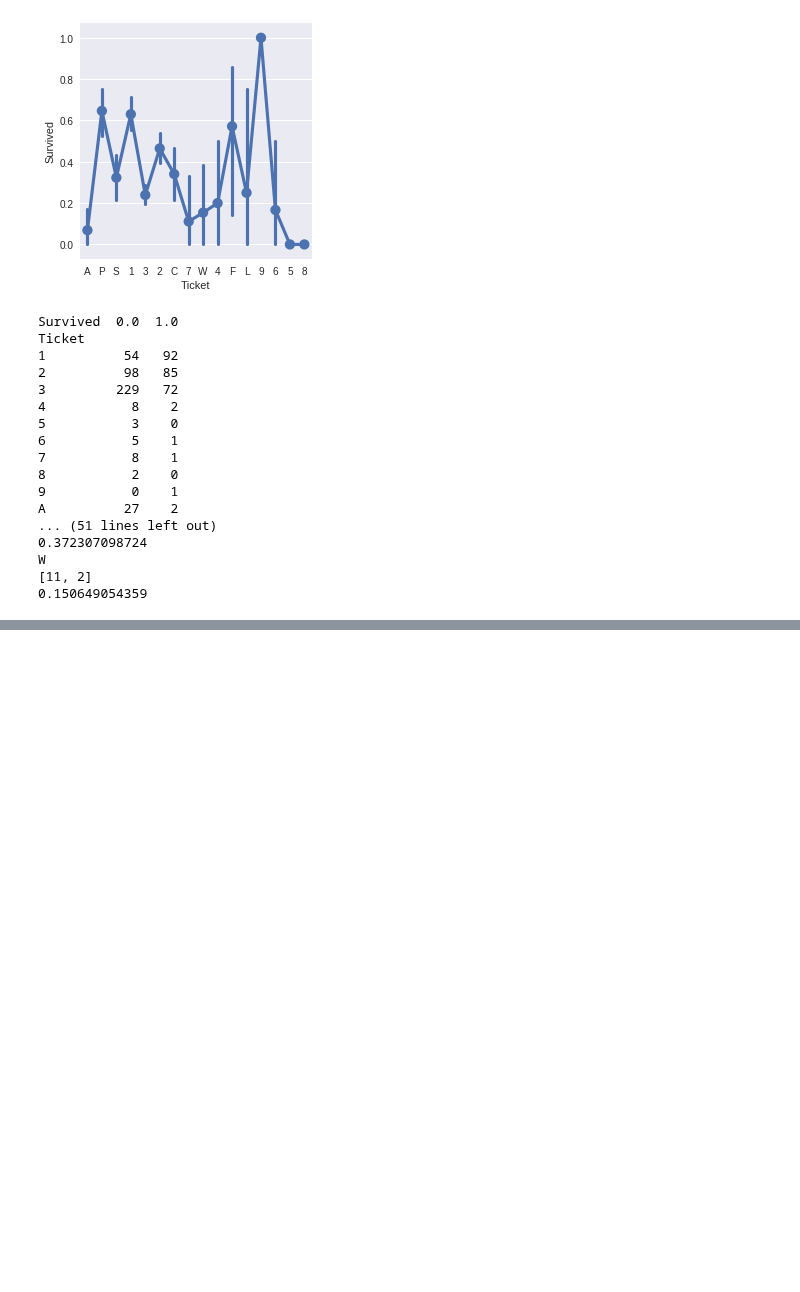
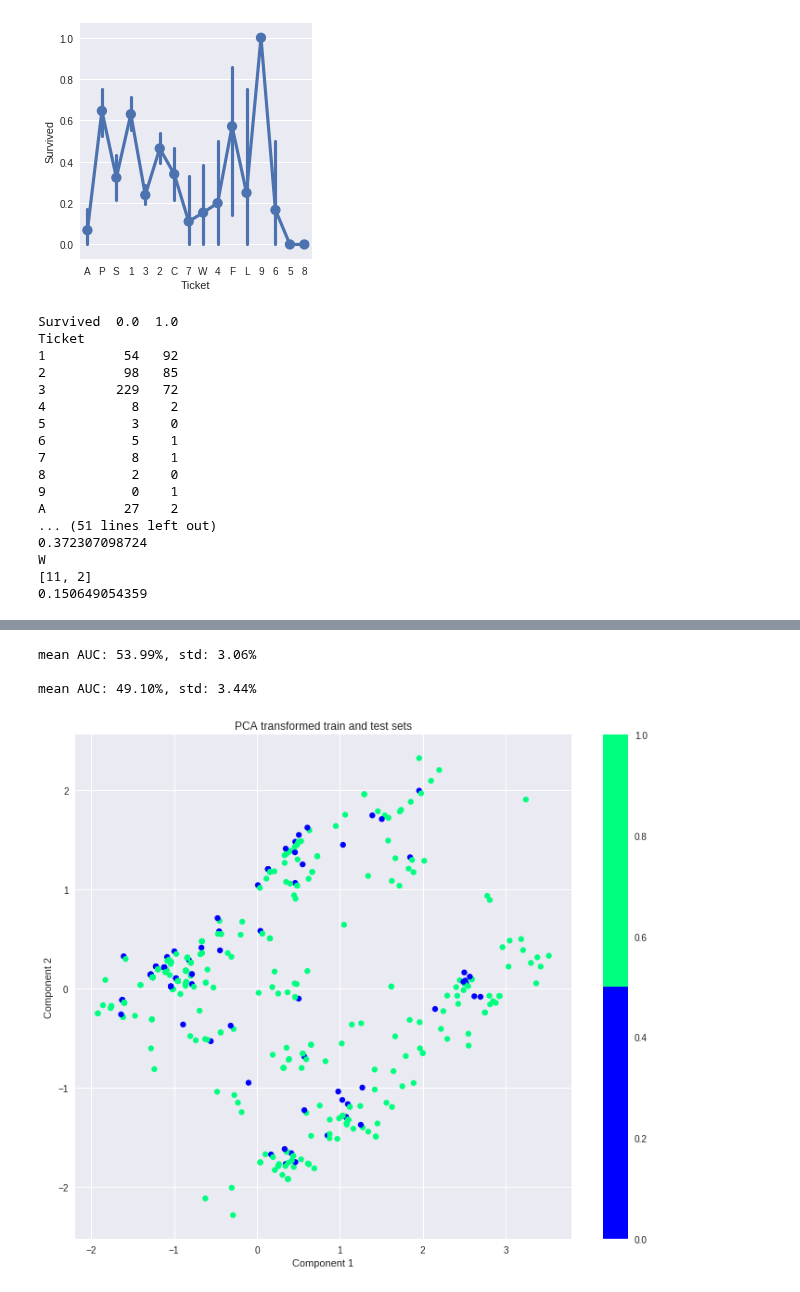
Before and after one commit to ShichengChen/kaggle, a Jupyter notebook: Titanic/titanic.ipynb, the cells around one changed output, grey strips where cells are left out. Saved outputs shown, nothing was run; the diff lists cells and outputs as text; code cells hidden in the pictures; blank space fills up the shorter version.

```diff
--- a/Titanic/titanic.ipynb
+++ b/Titanic/titanic.ipynb
@@ -809,0 +790,12 @@ memory usage: 216.1 KB
+# %%
+train = dataset[:train_len].drop(['Survived'], axis = 1).copy()
+test = dataset[train_len:].drop(['Survived'], axis = 1).copy()
+#train = pd.read_csv('train.csv').drop(['PassengerId','Survived'],axis=1)
+#test = pd.read_csv('test.csv').drop(['PassengerId'],axis=1)
+train['target'] = 0
+test['target'] = 1
+data = pd.concat(( train, test ))
+data = data.iloc[ np.random.permutation(len( data )) ]
+data.reset_index( drop = True, inplace = True )
+x = data.drop( [ 'target' ], axis = 1 )
+y = data.target
@@ -809,0 +889,3 @@ memory usage: 216.1 KB
+# %%
+train_sorted.drop(['p'],axis=1,inplace=True)
+train_sorted.columns
@@ -809,0 +901,35 @@ memory usage: 216.1 KB
+# %%
+val_size=100
+train = train_sorted.iloc[:-val_size]
+val = train_sorted.iloc[-val_size:]
+val['target'] = 0
+test['target'] = 1
+data = pd.concat(( val, test ))
+data = data.iloc[ np.random.permutation(len( data )) ]
+data.reset_index( drop = True, inplace = True )
+x = data.drop( [ 'target' ], axis = 1 )
+y = data.target
+scores = cross_val_score( LogisticRegression(), x, y, scoring = 'roc_auc', cv = 5,n_jobs=-1)
+print "mean AUC: {:.2%}, std: {:.2%} \n".format( scores.mean(), scores.std())
+clf = RandomForestClassifier( n_estimators = 100, n_jobs = -1 )
+scores = cross_val_score( clf, x, y, scoring = 'roc_auc', cv = 5)
+print "mean AUC: {:.2%}, std: {:.2%} \n".format( scores.mean(), scores.std(),n_jobs=-1)
+# %% [output]
+mean AUC: 53.99%, std: 3.06%
+
+mean AUC: 49.10%, std: 3.44%
+# %%
+from sklearn.decomposition import PCA
+pca = PCA(n_components=2)
+X_reduced = pca.fit_transform(data)
+plt.figure(figsize=(12,10))
+plt.scatter(X_reduced[:, 0], X_reduced[:, 1], c=np.array(y),
+            edgecolor='none', s=40,
+            cmap=plt.cm.get_cmap('winter', 2))
+plt.title('PCA transformed train and test sets')
+plt.xlabel('Component 1')
+plt.ylabel('Component 2')
+plt.colorbar()
+plt.show()
+# %% [output]
+[figure, added]
```
Also changed, not shown: parts of 11 cells of this notebook, 3 other files.
